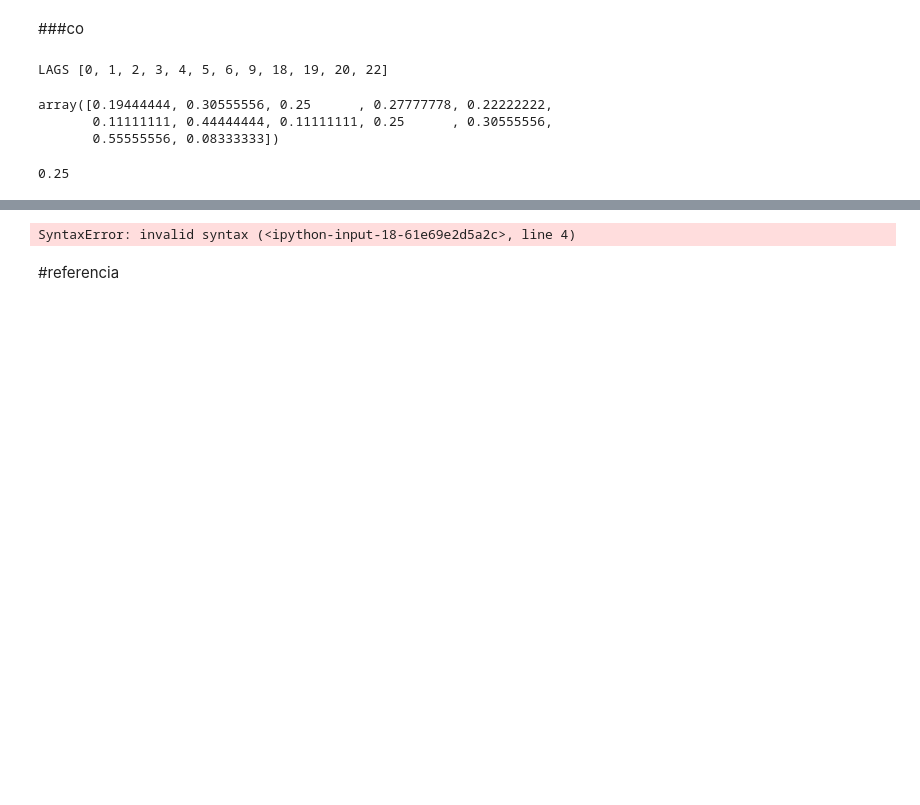
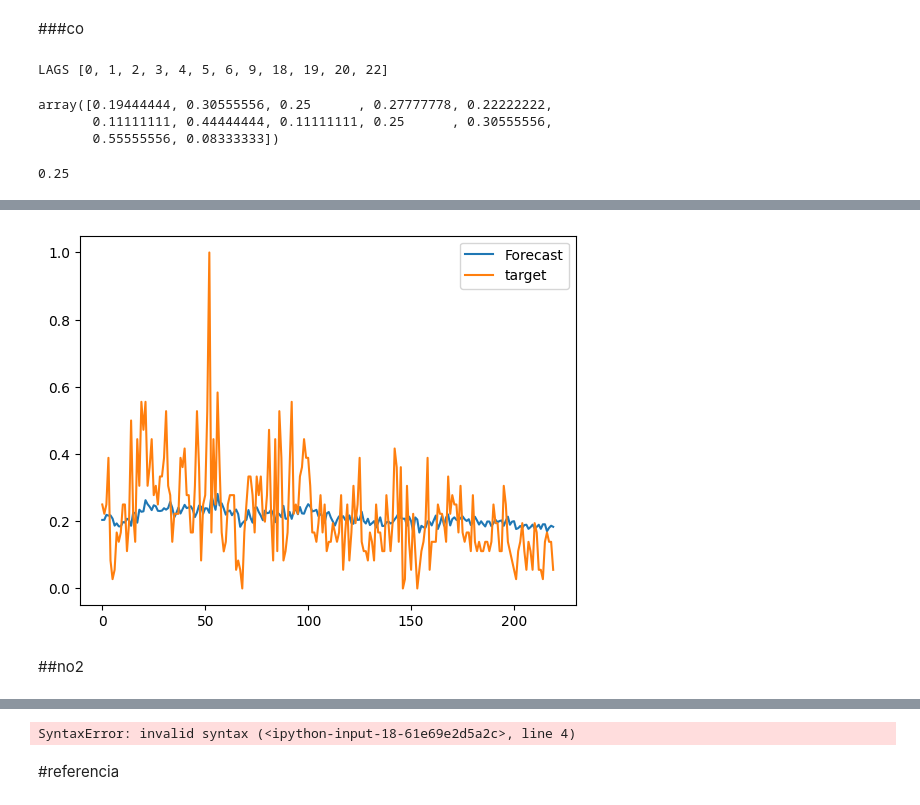
Before and after one commit to metsumesquita/master_degree_UPE, a Jupyter notebook: forecasting.ipynb, the cells around one changed output, grey strips where cells are left out. Drawn from its saved outputs; the diff is of its cells as text; code cells hidden in the pictures; blank space fills up the shorter version.

```diff
--- a/forecasting.ipynb
+++ b/forecasting.ipynb
@@ -1658,0 +1719,4 @@ y_train_co[0]
+# %%
+X_train_acf_co = X_train_co [:, lags_chosen_co ]
+X_val_acf_co  = X_val_co [:,lags_chosen_co ]
+X_test_acf_co = X_test_co[:, lags_chosen_co ]
@@ -1658,0 +1843,2 @@ y_train_co[0]
+# %%
+modelo_CO =  treinar_mlp(X_train_acf_co, y_train_co, X_val_acf_co, y_val_co, 2)
@@ -1658,0 +1857,11 @@ y_train_co[0]
+# %%
+trainPredict_co = modelo_CO.predict(X_train_acf_co)
+# %%
+plt.plot(trainPredict_co, label='Forecast')
+plt.plot(y_train_co, label='target')
+plt.legend()
+plt.show()
+# %% [output]
+[figure, added]
+# %% [markdown]
+##no2
```
Also changed, not shown: parts of 63 cells of this notebook.
